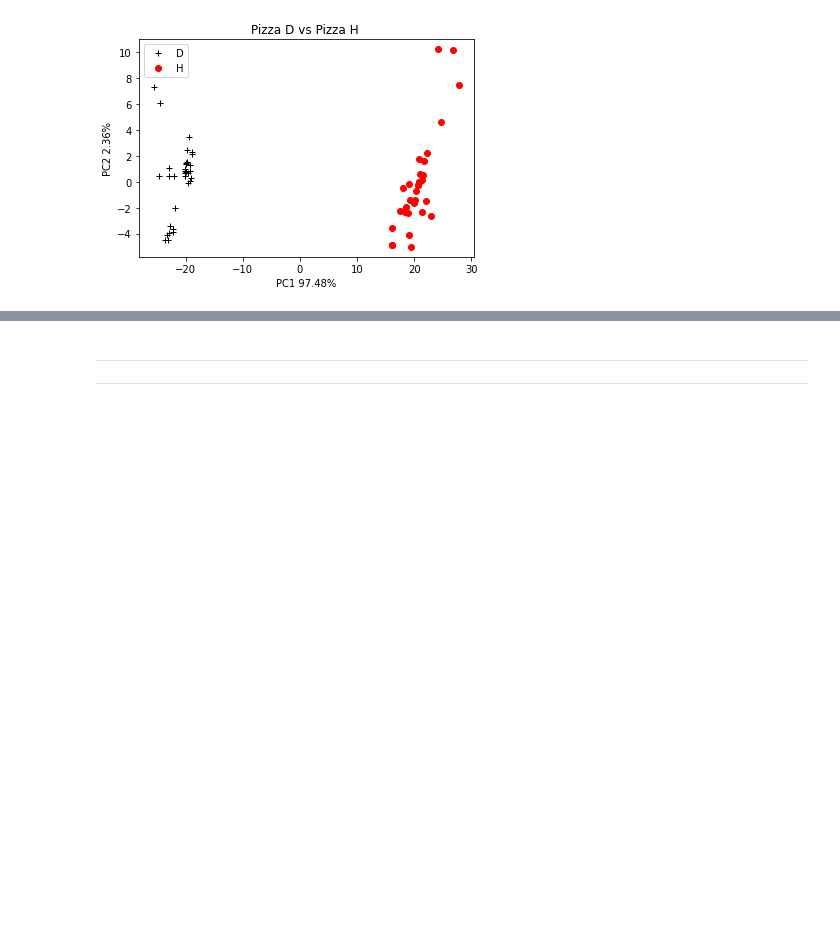
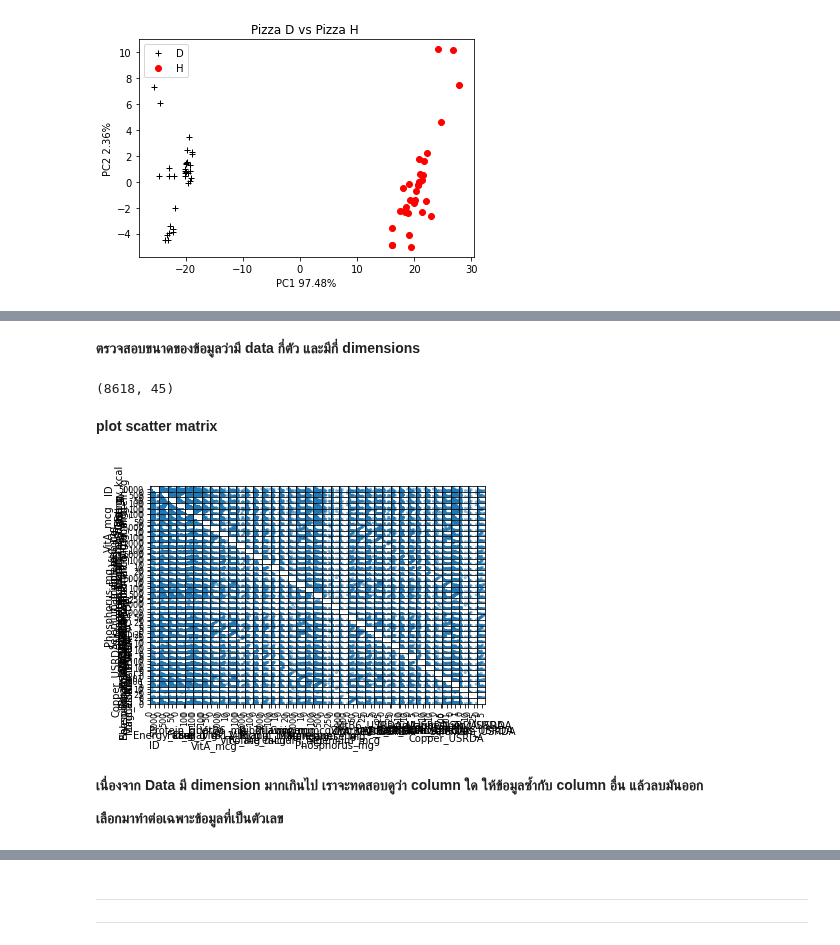
Before and after one commit to sitthatkaja/multivariate, a Jupyter notebook: EXAM01.ipynb, the cells around one changed output, grey strips where cells are left out. Drawn from its saved outputs; the diff is of its cells as text; code cells hidden in the pictures; blank space fills up the shorter version.

```diff
--- a/EXAM01.ipynb
+++ b/EXAM01.ipynb
@@ -647,0 +657,3 @@ Text(0, 0.5, 'PC2 2.36%')
+# %%
+data = pd.read_csv('nndb_flat.csv')
+data.head(15)
@@ -647,0 +677,16 @@ Text(0, 0.5, 'PC2 2.36%')
+# %% [markdown]
+**ตรวจสอบขนาดของข้อมูลว่ามี data กี่ตัว และมีกี่ dimensions**
+# %%
+data.shape
+# %% [output]
+(8618, 45)
+# %% [markdown]
+**plot scatter matrix**
+# %%
+pd.plotting.scatter_matrix(data);
+# %% [output]
+[figure, added]
+# %% [markdown]
+**เนื่องจาก Data มี dimension มากเกินไป เราจะทดสอบดูว่า column ใด ให้ข้อมูลซ้ำกับ column อื่น แล้วลบมันออก**
+
+**เลือกมาทำต่อเฉพาะข้อมูลที่เป็นตัวเลข**
```
Also changed, not shown: parts of 61 cells of this notebook.
